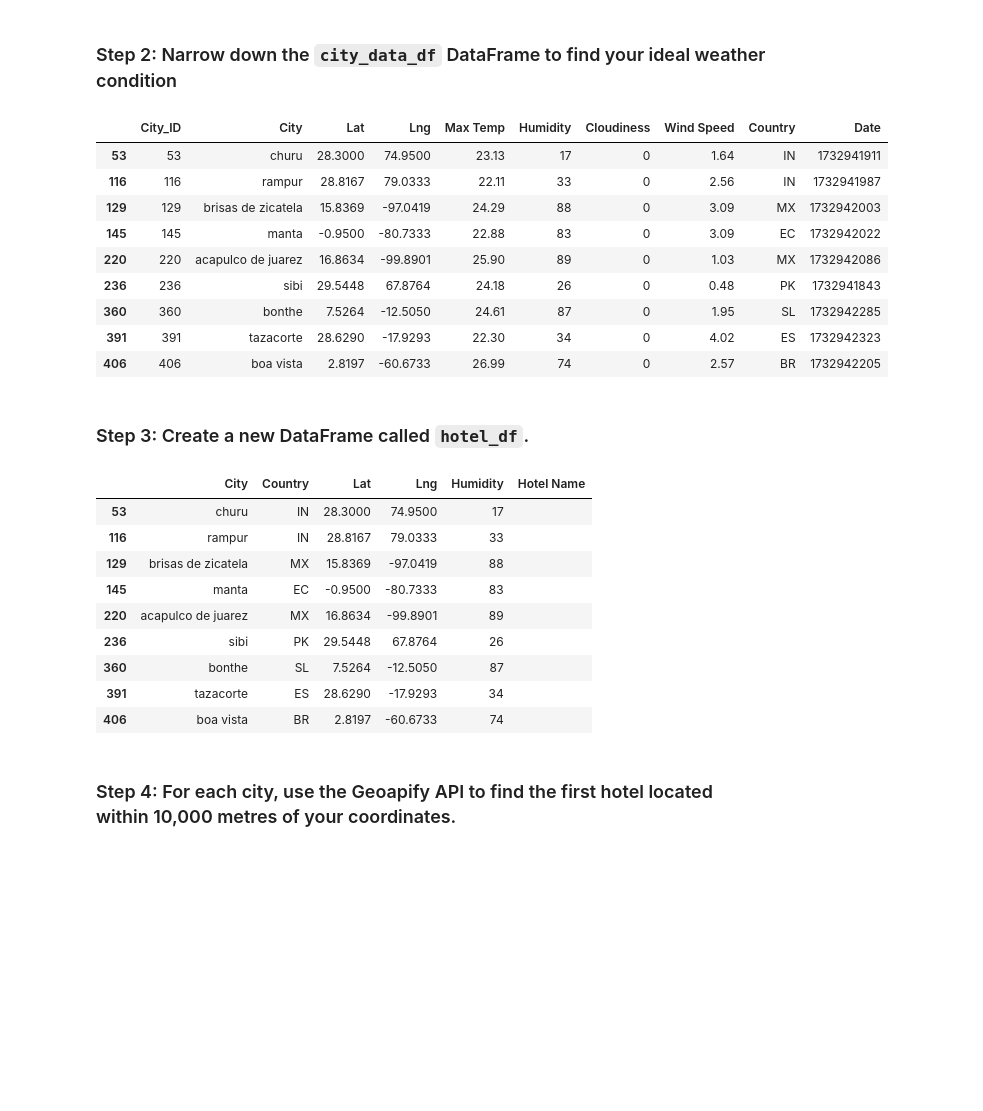
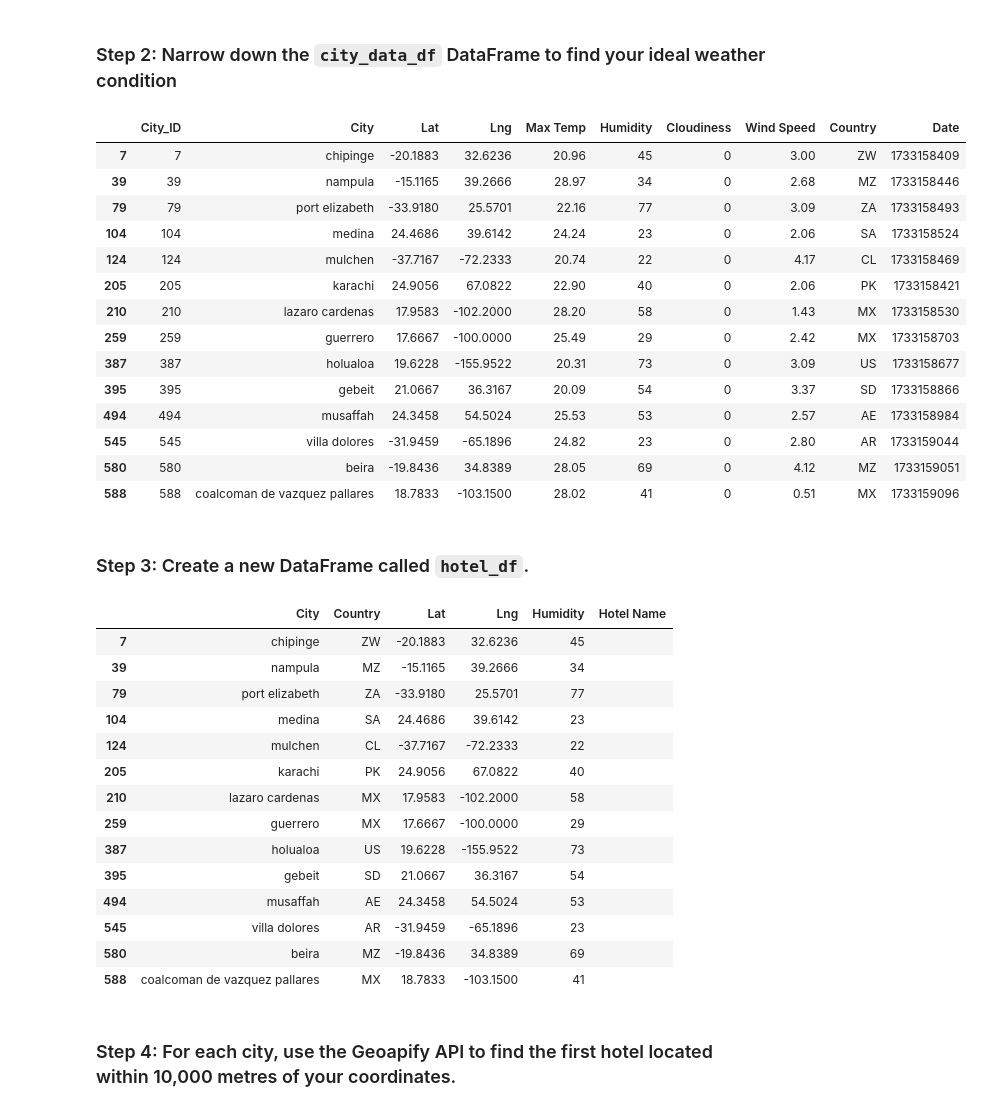
Before and after one commit to Oceanpro00/python_api_challenge, a Jupyter notebook: WeatherPy/VacationPy.ipynb, the cells around one changed output. Drawn from its saved outputs; the diff is of its cells as text; code cells hidden in the pictures; blank space fills up the shorter version.

```diff
--- a/WeatherPy/VacationPy.ipynb
+++ b/WeatherPy/VacationPy.ipynb
@@ -60,29 +60,34 @@ map_plot
 # %%
 # Narrow down cities that fit criteria and drop any results with null values
 
-ideal_city_df = city_data_df.loc[(city_data_df['Max Temp'] > 21.00) &
-							 (city_data_df['Max Temp'] < 27.00) &
+ideal_city_df = city_data_df.loc[(city_data_df['Max Temp'] > 20.00) &
+							 (city_data_df['Max Temp'] < 30.00) &
 							 (city_data_df['Wind Speed'] < 4.50) &
 							 (city_data_df['Cloudiness'] == 0), :]
 
 # Drop any rows with null values
 
 ideal_city_df = ideal_city_df.dropna(how='any')
 
 # Display sample data
 
 ideal_city_df
 # %% [output]
 |  | City_ID | City | Lat | Lng | Max Temp | Humidity | Cloudiness | Wind Speed | Country | Date |
-| 53 | 53 | churu | 28.3000 | 74.9500 | 23.13 | 17 | 0 | 1.64 | IN | 1732941911 |
-| 116 | 116 | rampur | 28.8167 | 79.0333 | 22.11 | 33 | 0 | 2.56 | IN | 1732941987 |
-| 129 | 129 | brisas de zicatela | 15.8369 | -97.0419 | 24.29 | 88 | 0 | 3.09 | MX | 1732942003 |
-| 145 | 145 | manta | -0.9500 | -80.7333 | 22.88 | 83 | 0 | 3.09 | EC | 1732942022 |
-| 220 | 220 | acapulco de juarez | 16.8634 | -99.8901 | 25.90 | 89 | 0 | 1.03 | MX | 1732942086 |
-| 236 | 236 | sibi | 29.5448 | 67.8764 | 24.18 | 26 | 0 | 0.48 | PK | 1732941843 |
-| 360 | 360 | bonthe | 7.5264 | -12.5050 | 24.61 | 87 | 0 | 1.95 | SL | 1732942285 |
-| 391 | 391 | tazacorte | 28.6290 | -17.9293 | 22.30 | 34 | 0 | 4.02 | ES | 1732942323 |
-| 406 | 406 | boa vista | 2.8197 | -60.6733 | 26.99 | 74 | 0 | 2.57 | BR | 1732942205 |
+| 7 | 7 | chipinge | -20.1883 | 32.6236 | 20.96 | 45 | 0 | 3.00 | ZW | 1733158409 |
+| 39 | 39 | nampula | -15.1165 | 39.2666 | 28.97 | 34 | 0 | 2.68 | MZ | 1733158446 |
+| 79 | 79 | port elizabeth | -33.9180 | 25.5701 | 22.16 | 77 | 0 | 3.09 | ZA | 1733158493 |
+| 104 | 104 | medina | 24.4686 | 39.6142 | 24.24 | 23 | 0 | 2.06 | SA | 1733158524 |
+| 124 | 124 | mulchen | -37.7167 | -72.2333 | 20.74 | 22 | 0 | 4.17 | CL | 1733158469 |
+| 205 | 205 | karachi | 24.9056 | 67.0822 | 22.90 | 40 | 0 | 2.06 | PK | 1733158421 |
+| 210 | 210 | lazaro cardenas | 17.9583 | -102.2000 | 28.20 | 58 | 0 | 1.43 | MX | 1733158530 |
+| 259 | 259 | guerrero | 17.6667 | -100.0000 | 25.49 | 29 | 0 | 2.42 | MX | 1733158703 |
+| 387 | 387 | holualoa | 19.6228 | -155.9522 | 20.31 | 73 | 0 | 3.09 | US | 1733158677 |
+| 395 | 395 | gebeit | 21.0667 | 36.3167 | 20.09 | 54 | 0 | 3.37 | SD | 1733158866 |
+| 494 | 494 | musaffah | 24.3458 | 54.5024 | 25.53 | 53 | 0 | 2.57 | AE | 1733158984 |
+| 545 | 545 | villa dolores | -31.9459 | -65.1896 | 24.82 | 23 | 0 | 2.80 | AR | 1733159044 |
+| 580 | 580 | beira | -19.8436 | 34.8389 | 28.05 | 69 | 0 | 4.12 | MZ | 1733159051 |
+| 588 | 588 | coalcoman de vazquez pallares | 18.7833 | -103.1500 | 28.02 | 41 | 0 | 0.51 | MX | 1733159096 |
 # %% [markdown]
 ### Step 3: Create a new DataFrame called `hotel_df`.
 # %%
@@ -99,15 +104,20 @@ hotel_df['Hotel Name'] = ""
 hotel_df
 # %% [output]
 |  | City | Country | Lat | Lng | Humidity | Hotel Name |
-| 53 | churu | IN | 28.3000 | 74.9500 | 17 |  |
-| 116 | rampur | IN | 28.8167 | 79.0333 | 33 |  |
-| 129 | brisas de zicatela | MX | 15.8369 | -97.0419 | 88 |  |
-| 145 | manta | EC | -0.9500 | -80.7333 | 83 |  |
-| 220 | acapulco de juarez | MX | 16.8634 | -99.8901 | 89 |  |
-| 236 | sibi | PK | 29.5448 | 67.8764 | 26 |  |
-| 360 | bonthe | SL | 7.5264 | -12.5050 | 87 |  |
-| 391 | tazacorte | ES | 28.6290 | -17.9293 | 34 |  |
-| 406 | boa vista | BR | 2.8197 | -60.6733 | 74 |  |
+| 7 | chipinge | ZW | -20.1883 | 32.6236 | 45 |  |
+| 39 | nampula | MZ | -15.1165 | 39.2666 | 34 |  |
+| 79 | port elizabeth | ZA | -33.9180 | 25.5701 | 77 |  |
+| 104 | medina | SA | 24.4686 | 39.6142 | 23 |  |
+| 124 | mulchen | CL | -37.7167 | -72.2333 | 22 |  |
+| 205 | karachi | PK | 24.9056 | 67.0822 | 40 |  |
+| 210 | lazaro cardenas | MX | 17.9583 | -102.2000 | 58 |  |
+| 259 | guerrero | MX | 17.6667 | -100.0000 | 29 |  |
+| 387 | holualoa | US | 19.6228 | -155.9522 | 73 |  |
+| 395 | gebeit | SD | 21.0667 | 36.3167 | 54 |  |
+| 494 | musaffah | AE | 24.3458 | 54.5024 | 53 |  |
+| 545 | villa dolores | AR | -31.9459 | -65.1896 | 23 |  |
+| 580 | beira | MZ | -19.8436 | 34.8389 | 69 |  |
+| 588 | coalcoman de vazquez pallares | MX | 18.7833 | -103.1500 | 41 |  |
 # %% [markdown]
 ### Step 4: For each city, use the Geoapify API to find the first hotel located within 10,000 metres of your coordinates.
 # %%
```
Also changed, not shown: parts of 2 cells of this notebook, 1 other file.
